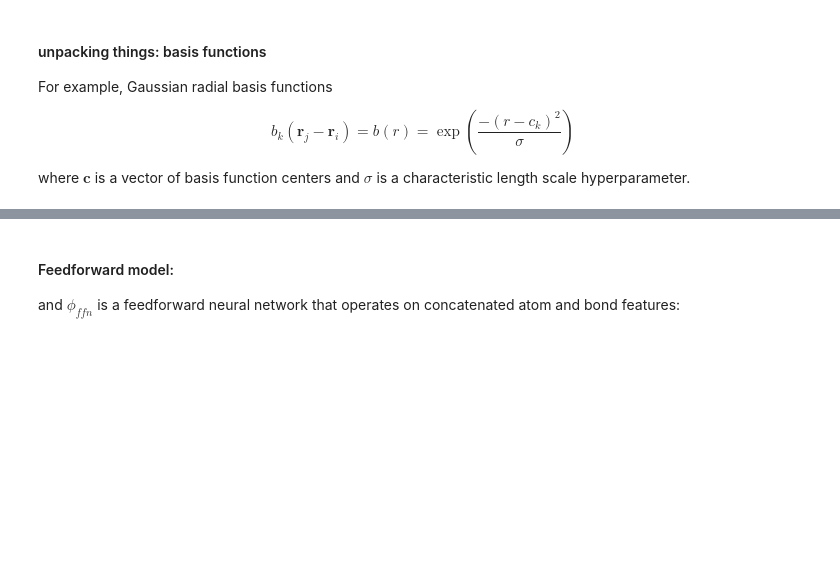
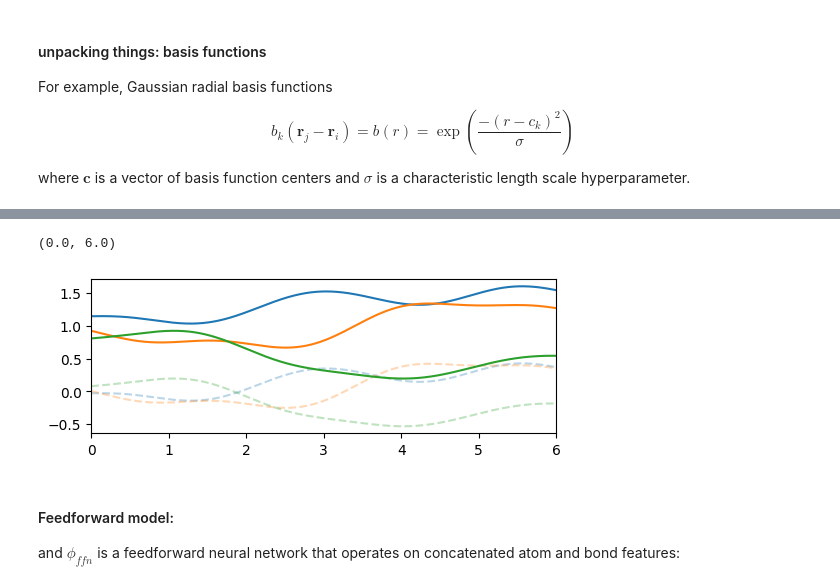
Before and after one commit to usnistgov/nfflr, a Jupyter notebook: notebooks/intro-to-gnn-potentials.ipynb, the cells around one changed output, grey strips where cells are left out. Saved outputs shown, nothing was run; the diff lists cells and outputs as text; code cells hidden in the pictures; blank space fills up the shorter version.

```diff
--- a/notebooks/intro-to-gnn-potentials.ipynb
+++ b/notebooks/intro-to-gnn-potentials.ipynb
@@ -475,3 +524,18 @@ plt.ylabel(r"$RBF(r)$");
+# %%
+fig, ax = plt.subplots(figsize=(6,2))
+
+with torch.no_grad():
+    plt.plot(xs, W(rbf(xs)), alpha=0.3, linestyle="--")
+
+plt.gca().set_prop_cycle(None)
+b = torch.randn(3)
+with torch.no_grad():
+    plt.plot(xs, W(rbf(xs)) + b)
+
+plt.xlim(0, 6)
+# %% [output]
+(0.0, 6.0)
+[figure, added]
 # %% [markdown]
 #### Feedforward model:
  and $\phi_{ffn}$ is a feedforward neural network that operates on concatenated atom and bond features:
```
Also changed, not shown: parts of 4 cells of this notebook, 4 other files.
